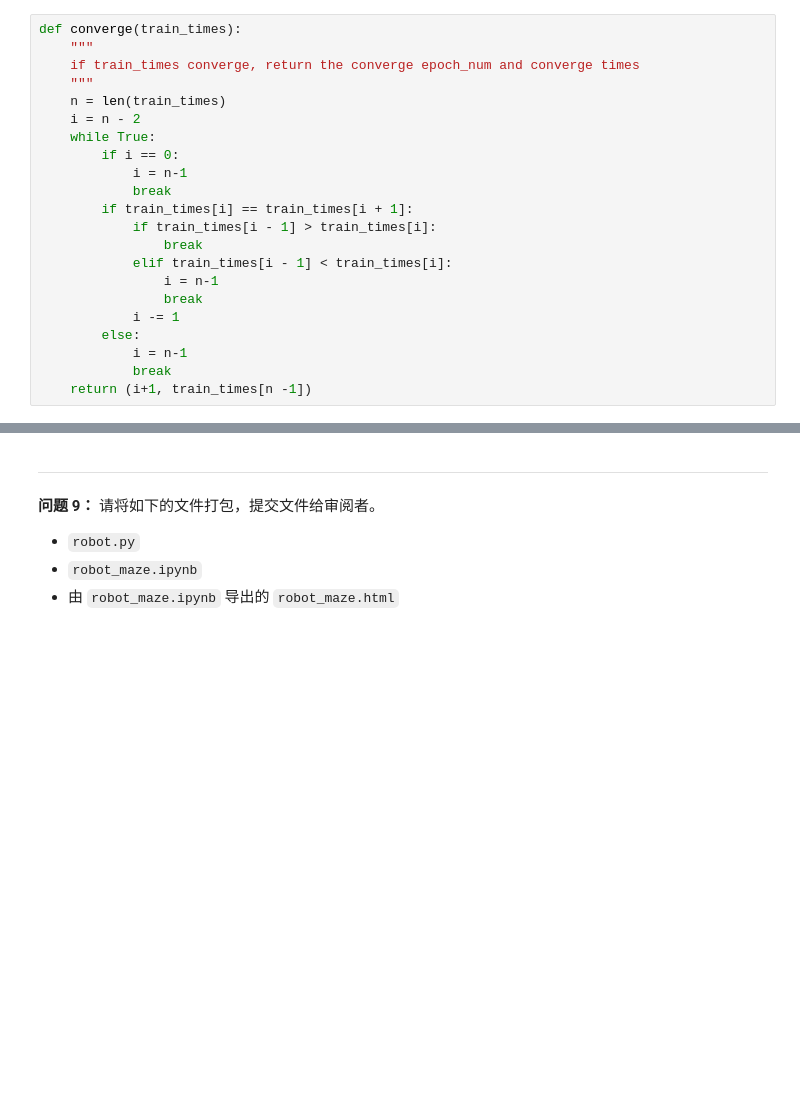
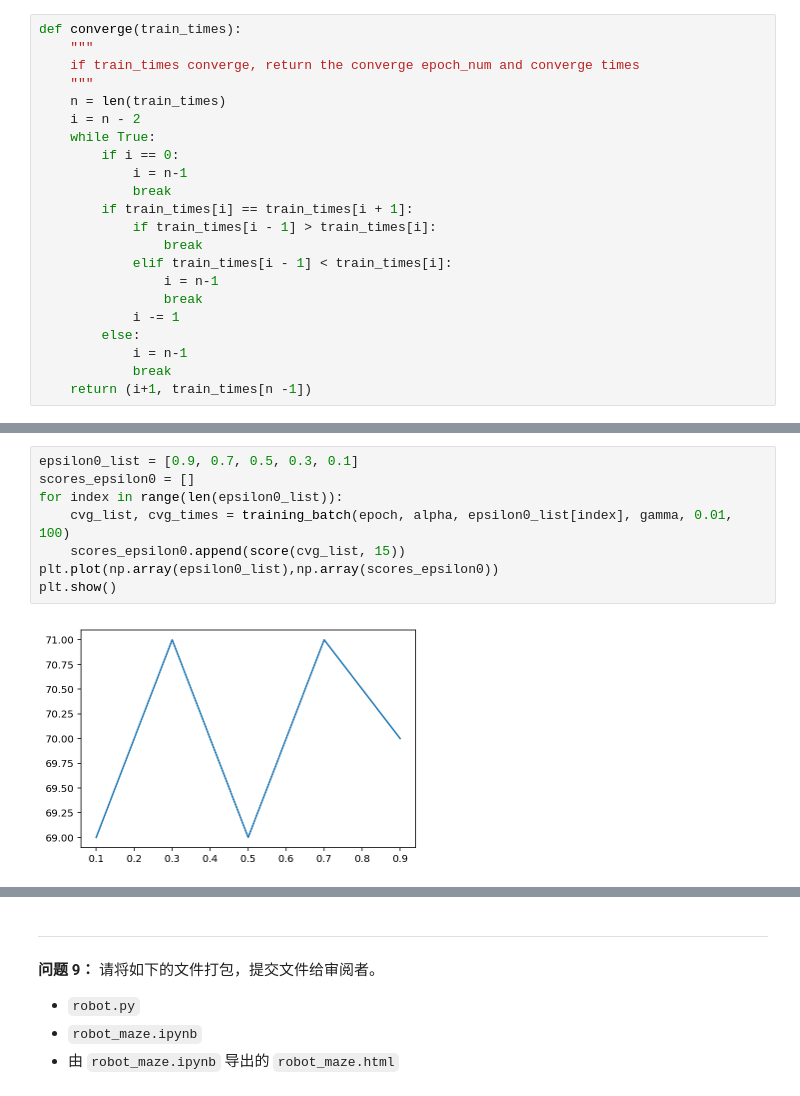
Before and after one commit to StartLightTheft/MLND_P5, a Jupyter notebook: robot_maze.ipynb, the cells around one changed output, grey strips where cells are left out. Saved outputs shown, nothing was run; the diff lists cells and outputs as text; blank space fills up the shorter version.

```diff
--- a/robot_maze.ipynb
+++ b/robot_maze.ipynb
@@ -349,0 +360,10 @@ plt.show()
+# %%
+epsilon0_list = [0.9, 0.7, 0.5, 0.3, 0.1]
+scores_epsilon0 = []
+for index in range(len(epsilon0_list)):
+    cvg_list, cvg_times = training_batch(epoch, alpha, epsilon0_list[index], gamma, 0.01, 100)
+    scores_epsilon0.append(score(cvg_list, 15))
+plt.plot(np.array(epsilon0_list),np.array(scores_epsilon0))
+plt.show()
+# %% [output]
+[figure, added]
```
Also changed, not shown: parts of 16 cells of this notebook, 1 other file.
